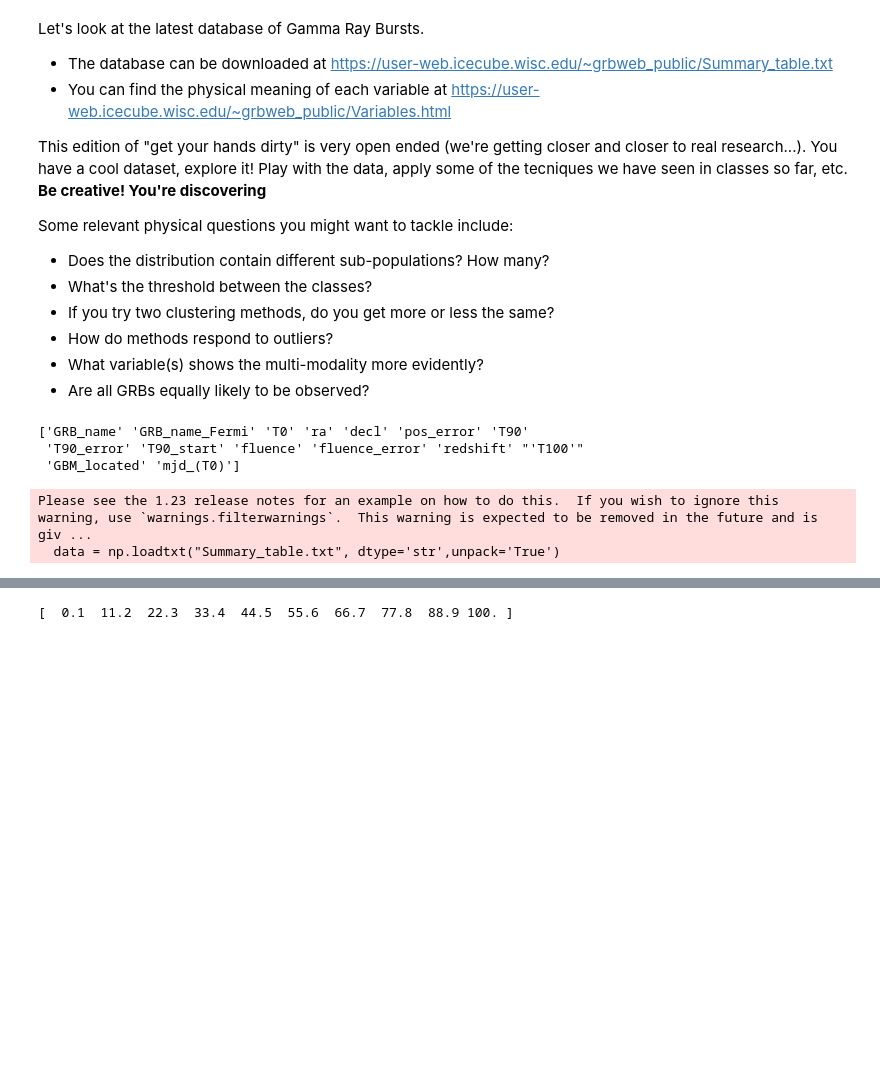
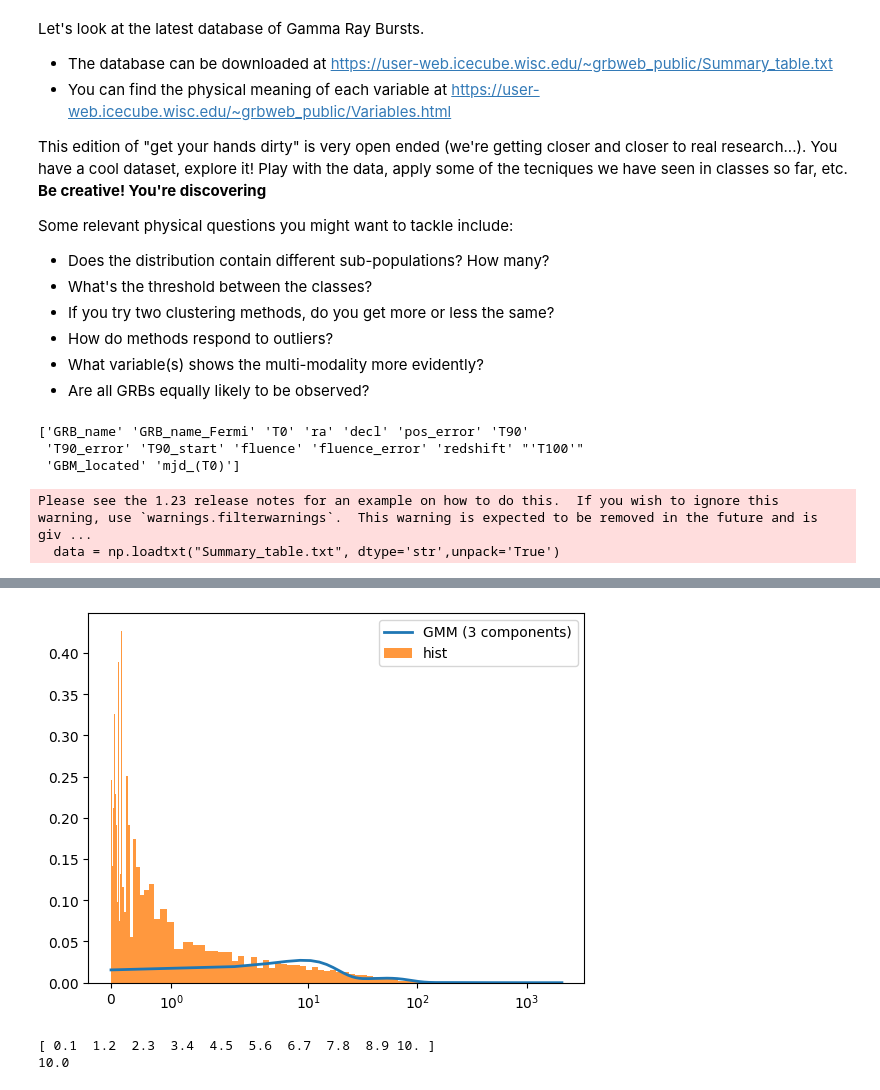
Before and after one commit to Matti-z/astrostatistics_bicocca_2026, a Jupyter notebook: working/fourteen.ipynb, the cells around one changed output, grey strips where cells are left out. Saved outputs shown, nothing was run; the diff lists cells and outputs as text; code cells hidden in the pictures; blank space fills up the shorter version.

```diff
--- a/working/fourteen.ipynb
+++ b/working/fourteen.ipynb
@@ -83,12 +110,26 @@ plt.legend()
+# %%
+from sklearn.mixture import GaussianMixture
+
+gmm = GaussianMixture(n_components=3).fit(T90_reshape)
+pdf_gmm = np.exp(gmm.score_samples(x.reshape(-1, 1)))
+
+plt.plot(x, pdf_gmm, label='GMM (3 components)', linewidth=2)
+plt.hist(T90, bins=np.logspace(-2, 3, 90), alpha=0.8, density=True, label='hist')
+plt.xscale('symlog')
+plt.legend()
+plt.show()
+# %% [output]
+[figure, added]
 # %%
 from sklearn.model_selection import GridSearchCV
-bandwidths = np.linspace(0.1, 100, 10)
+bandwidths = np.linspace(0.1, 10, 10)
 print (bandwidths)
 grid  = GridSearchCV(KernelDensity(), {'bandwidth': bandwidths}, cv = 5) #5 k-fold cross validation
 grid.fit(T90_reshape)
 print(grid.best_params_['bandwidth'])
 # %% [output]
-[  0.1  11.2  22.3  33.4  44.5  55.6  66.7  77.8  88.9 100. ]
+[ 0.1  1.2  2.3  3.4  4.5  5.6  6.7  7.8  8.9 10. ]
+10.0
 # %%
 kde = KernelDensity(bandwidth = 22)
 kde.fit(T90_reshape)
```
Also changed, not shown: parts of 6 cells of this notebook.
